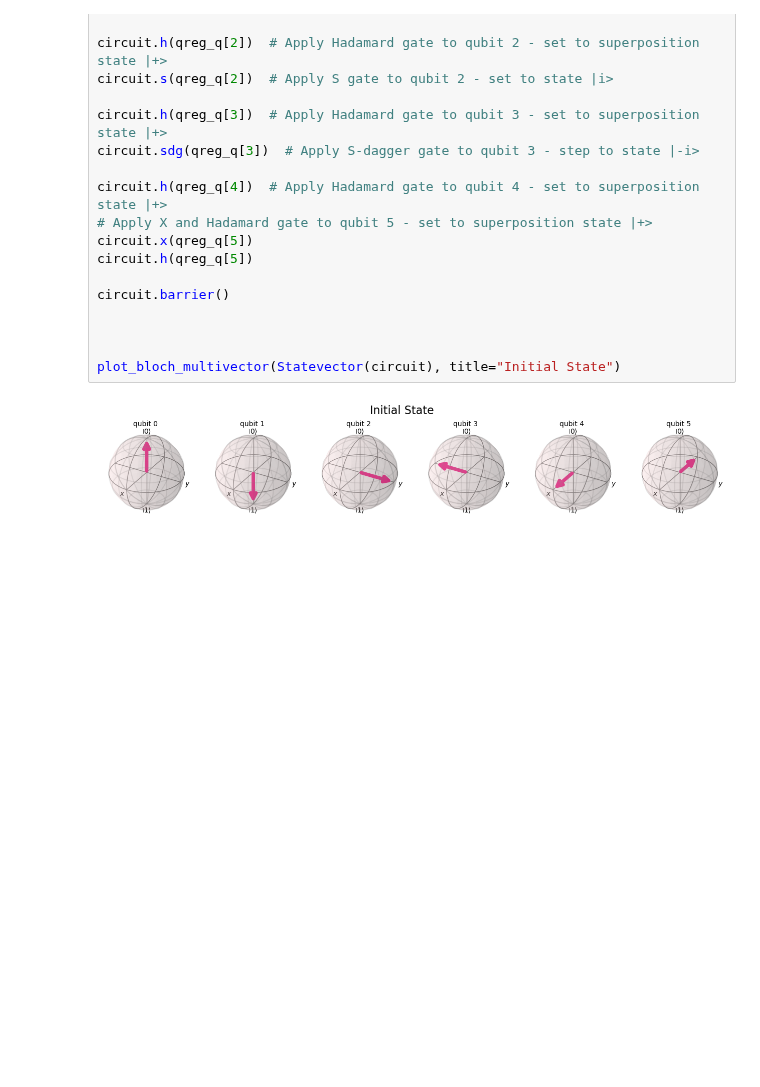
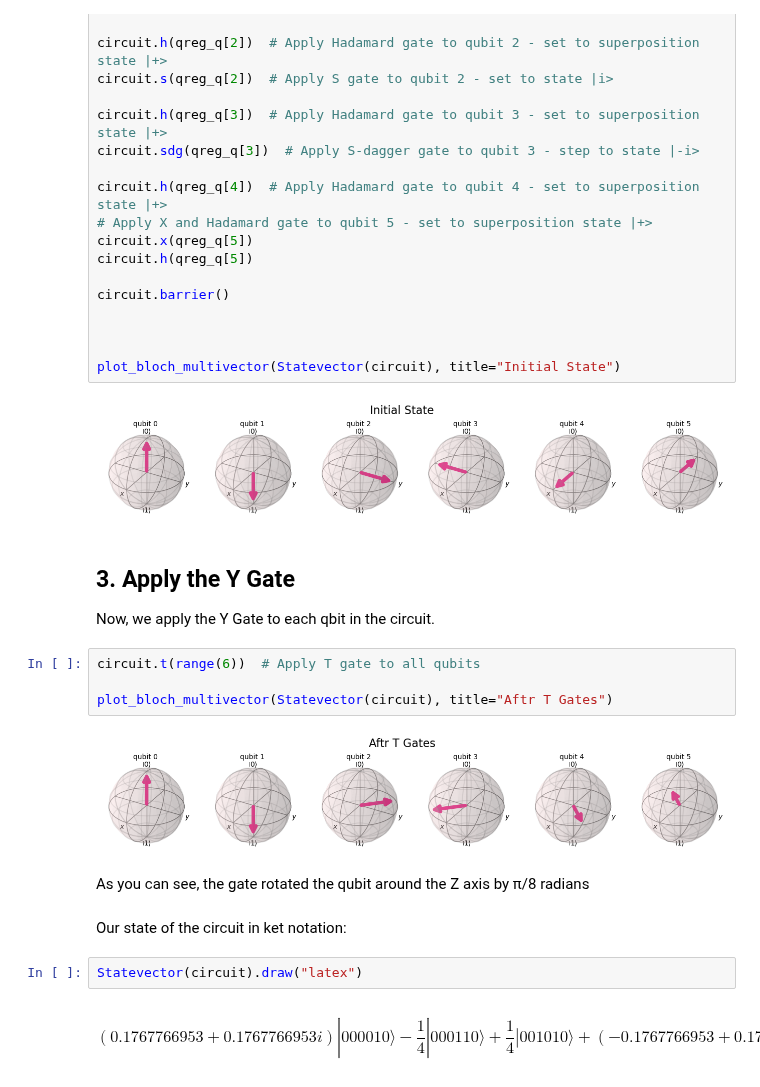
Before and after one commit to mforgo/Quantum-Examples, a Jupyter notebook: Gates/T.ipynb, the cells around one changed output. Drawn from its saved outputs; the diff is of its cells as text; blank space fills up the shorter version.

Commit message:
The rest of T gate documentation

```diff
--- a/Gates/T.ipynb
+++ b/Gates/T.ipynb
@@ -50,3 +53,21 @@ circuit.barrier()
 plot_bloch_multivector(Statevector(circuit), title="Initial State")
 # %% [output]
 [figure]
+# %% [markdown]
+## 3. Apply the Y Gate
+
+Now, we apply the Y Gate to each qbit in the circuit.
+# %%
+circuit.t(range(6))  # Apply T gate to all qubits
+
+plot_bloch_multivector(Statevector(circuit), title="Aftr T Gates")
+# %% [output]
+[figure, added]
+# %% [markdown]
+As you can see, the gate rotated the qubit around the Z axis by π/8 radians
+# %% [markdown]
+Our state of the circuit in ket notation:
+# %%
+Statevector(circuit).draw("latex")
+# %% [output]
+$$(0.1767766953 + 0.1767766953 i) |000010\rangle- \frac{1}{4} |000110\rangle+\frac{1}{4} |001010\rangle+(-0.1767766953 + 0.1767766953 i) |001110\rangle+\frac{i}{4} |010010\rangle+(-0.1767766953 - 0.1767766953 i) |010110\rangle + \ldots +\frac{1}{4} |101110\rangle+(0.1767766953 - 0.1767766953 i) |110010\rangle+\frac{i}{4} |110110\rangle- \frac{i}{4} |111010\rangle+(0.1767766953 + 0.1767766953 i) |111110\rangle$$
```
Also changed, not shown: parts of 9 cells of this notebook, 1 other file.
